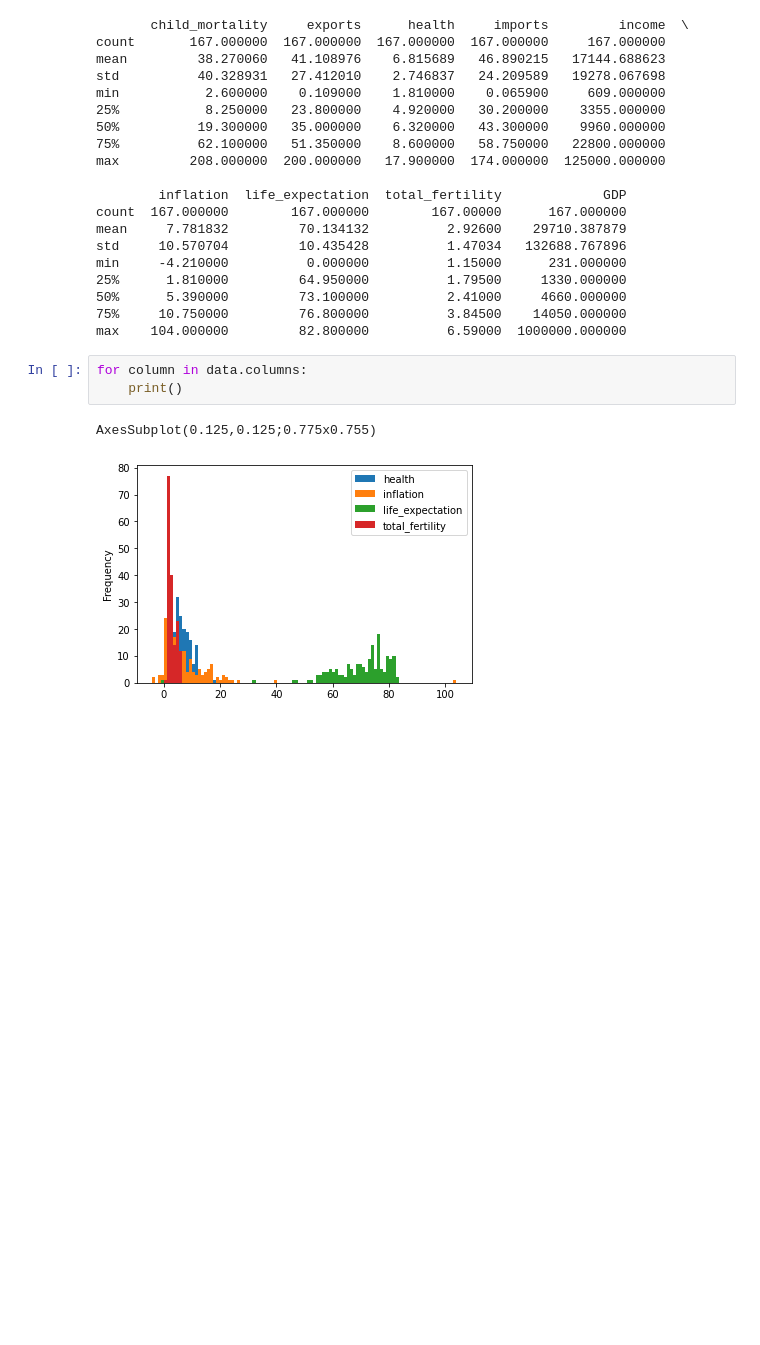
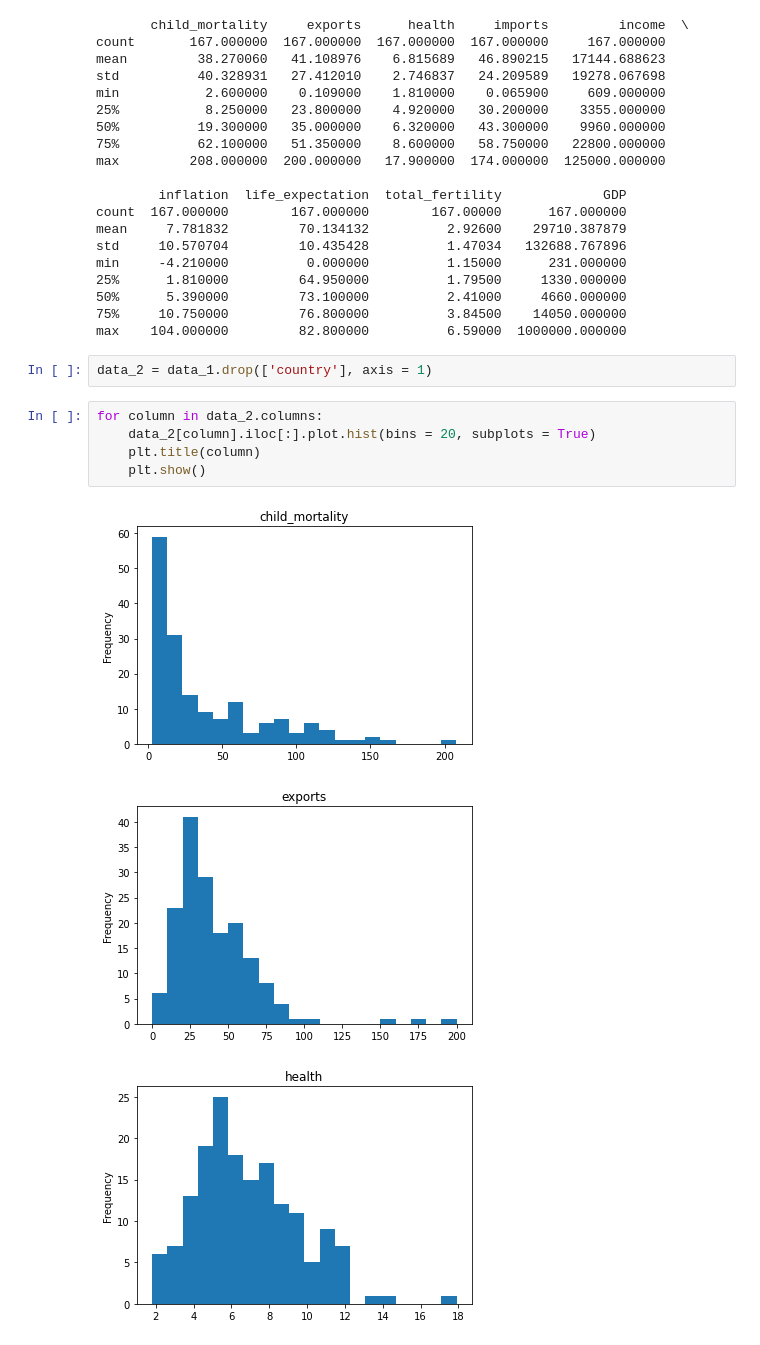
Before and after one commit to EvanEpivent5/odata, a Jupyter notebook: scripts/main.ipynb, the cells around one changed output. Cells and saved outputs as stored; diff of their text form; blank space fills up the shorter version.

```diff
--- a/scripts/main.ipynb
+++ b/scripts/main.ipynb
@@ -91,9 +94,14 @@ min     -4.210000          0.000000          1.15000      231.000000
 50%      5.390000         73.100000          2.41000     4660.000000
 75%     10.750000         76.800000          3.84500    14050.000000
 max    104.000000         82.800000          6.59000  1000000.000000
-# %%
-for column in data.columns:
-    print()
-# %% [output]
-AxesSubplot(0.125,0.125;0.775x0.755)
-[figure, removed]
+# %%
+data_2 = data_1.drop(['country'], axis = 1)
+# %%
+for column in data_2.columns:
+    data_2[column].iloc[:].plot.hist(bins = 20, subplots = True)
+    plt.title(column)
+    plt.show()
+# %% [output]
+[figure, added]
+[figure, added]
+[figure, added]
```
Also changed, not shown: parts of 9 cells of this notebook.
